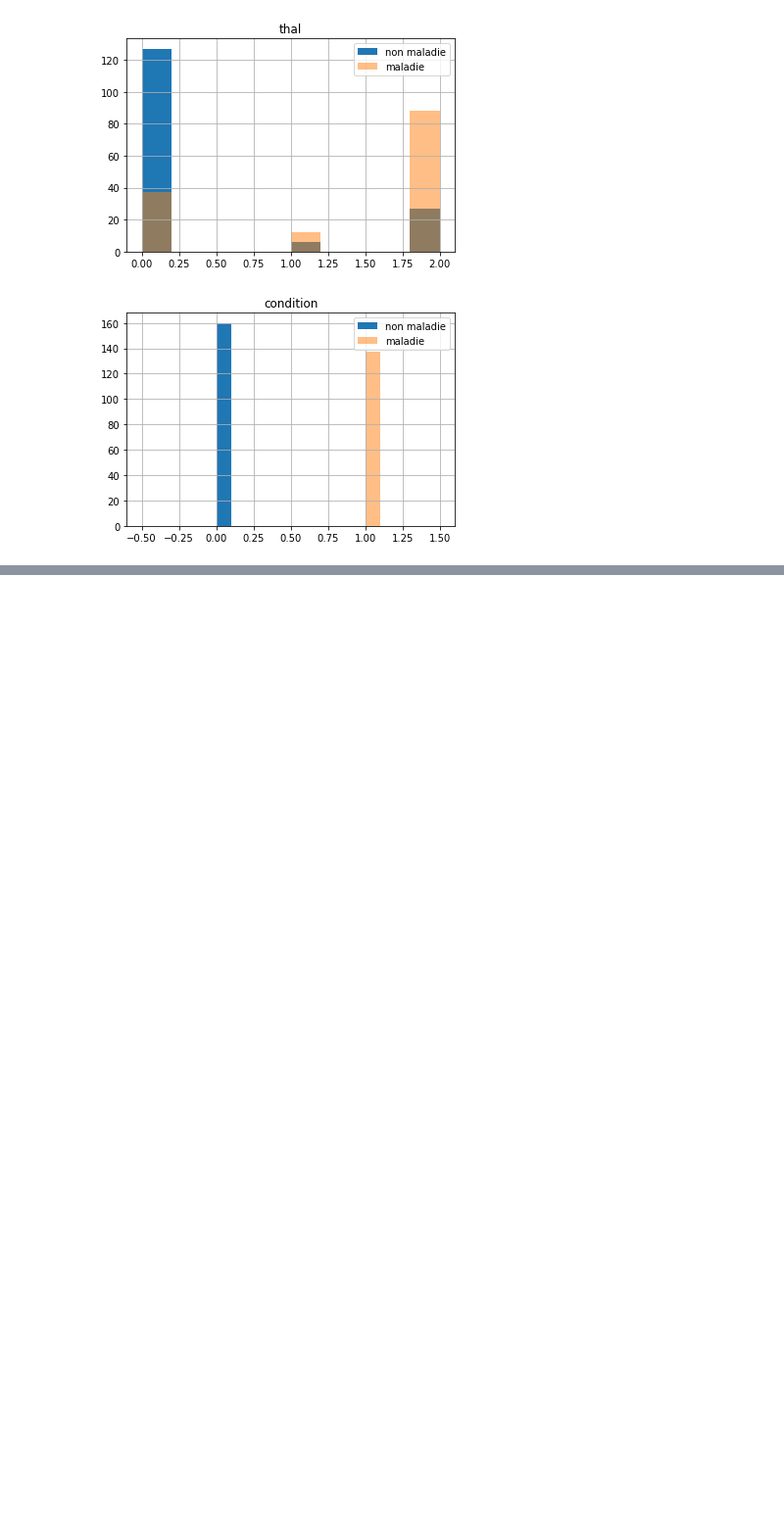
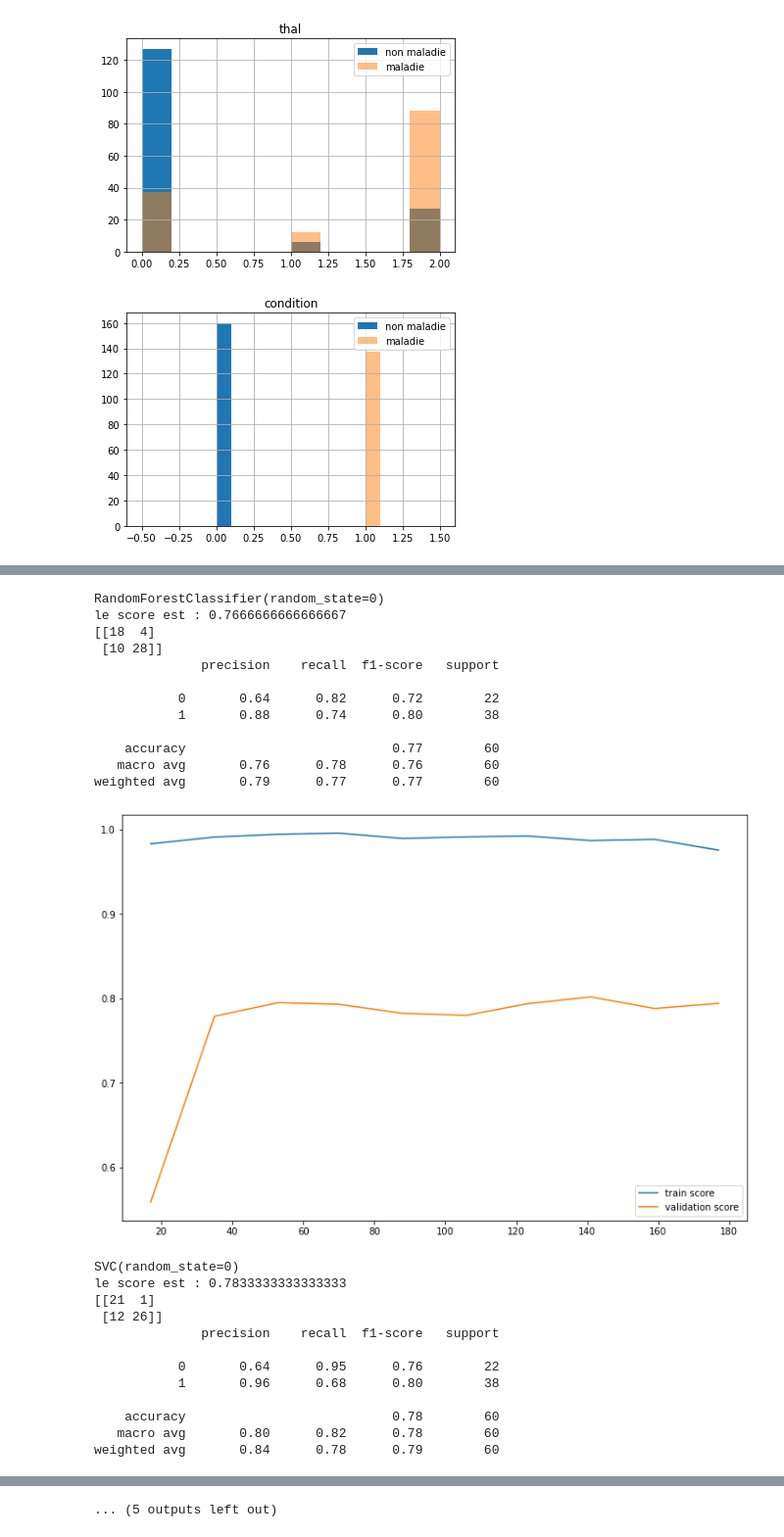
Before and after one commit to Omaraitbenhaddi/Heart-Disease-Prediction, a Jupyter notebook: Heart Disease.ipynb, the cells around one changed output, grey strips where cells are left out. Shown at 98% size. Cells and saved outputs as stored; diff of their text form; code cells hidden in the pictures; blank space fills up the shorter version.

Commit message:
essaye becoup des model

```diff
--- a/Heart Disease.ipynb
+++ b/Heart Disease.ipynb
@@ -200,0 +148,22 @@ impor.plot.barh(figsize=(12,8))
+# %%
+
+from sklearn.model_selection import learning_curve
+import numpy as np
+def eval(model):
+    print('le score est :',model.score(X_test,Y_test))
+    print(confusion_matrix(Y_test,model.predict(X_test)))
+    print(classification_report(Y_test,model.predict(X_test)))
+
+
+def eval_pip(model):
+    model.fit(X,Y)
+    print('le score est :',model.score(X_test,Y_test))
+    print(confusion_matrix(Y_test,model.predict(X_test)))
+    print(classification_report(Y_test,model.predict(X_test)))
+    N , train_score , val_score = learning_curve(model,X,Y,cv=4,scoring='f1',train_sizes=np.linspace(0.1,1,10))
+
+    plt.figure(figsize=(12,8))
+    plt.plot(N,train_score.mean(axis=1),label='train score')
+    plt.plot(N,val_score.mean(axis=1),label='validation score')
+    plt.legend()
+    plt.show()
@@ -200,0 +230,5 @@ impor.plot.barh(figsize=(12,8))
+# %%
+from sklearn.neural_network import MLPClassifier
+
+model=trainmodel(MLPClassifier(solver='lbfgs', alpha=1e-5,hidden_layer_sizes=(5, 2), random_state=1))
+eval(model)
@@ -200,0 +252,43 @@ impor.plot.barh(figsize=(12,8))
+# %%
+from sklearn.pipeline import make_pipeline
+from sklearn.preprocessing import StandardScaler,PolynomialFeatures
+from sklearn.feature_selection import SelectKBest,f_classif
+from sklearn.ensemble import RandomForestClassifier
+
+def mod_pip(model):
+    preprocessor = make_pipeline(PolynomialFeatures(2,include_bias=True),SelectKBest(f_classif,k=5))
+    svc_model = make_pipeline(StandardScaler(),model)
+    eval_pip(model)
+# %%
+l=[RandomForestClassifier(random_state=0),SVC(random_state=0),SVC(kernel='linear',random_state=0),linear_model.LogisticRegression(random_state=0),
+naive_bayes.GaussianNB(),tree.DecisionTreeClassifier(random_state=0)
+,MLPClassifier(solver='lbfgs', alpha=1e-5,hidden_layer_sizes=(5, 2), random_state=0)]
+for i in l:
+    print(i)
+    mod_pip(i)
+# %% [output]
+RandomForestClassifier(random_state=0)
+le score est : 0.7666666666666667
+[[18  4]
+ [10 28]]
+              precision    recall  f1-score   support
+
+           0       0.64      0.82      0.72        22
+           1       0.88      0.74      0.80        38
+
+    accuracy                           0.77        60
+   macro avg       0.76      0.78      0.76        60
+weighted avg       0.79      0.77      0.77        60
+[figure, added]
+SVC(random_state=0)
+le score est : 0.7833333333333333
+[[21  1]
+ [12 26]]
+              precision    recall  f1-score   support
+
+           0       0.64      0.95      0.76        22
+           1       0.96      0.68      0.80        38
+
+    accuracy                           0.78        60
+   macro avg       0.80      0.82      0.78        60
+weighted avg       0.84      0.78      0.79        60
@@ -200,0 +348 @@ impor.plot.barh(figsize=(12,8))
+... (5 outputs left out)
```
Also changed, not shown: parts of 18 cells of this notebook, 1 other file.
